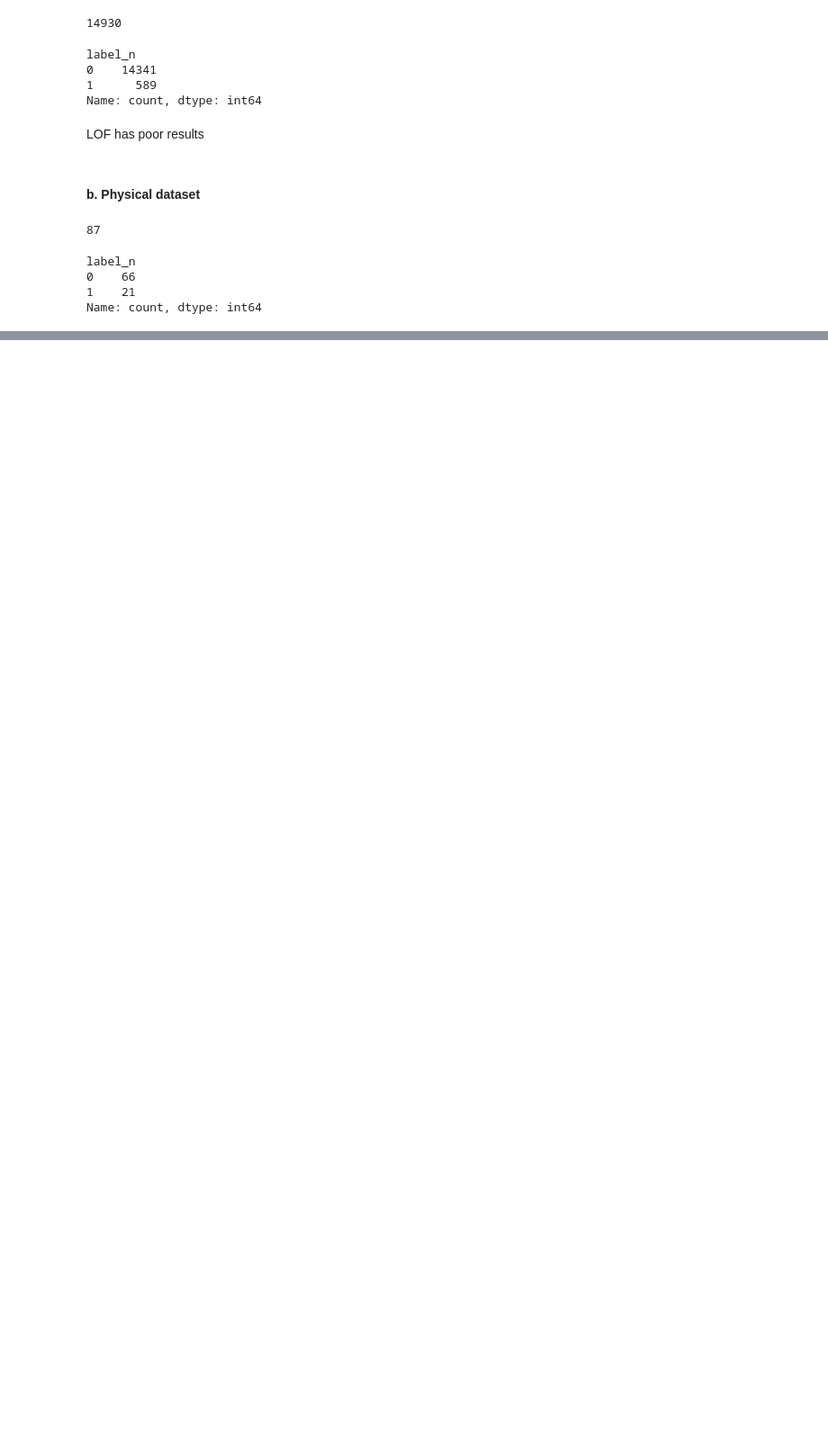
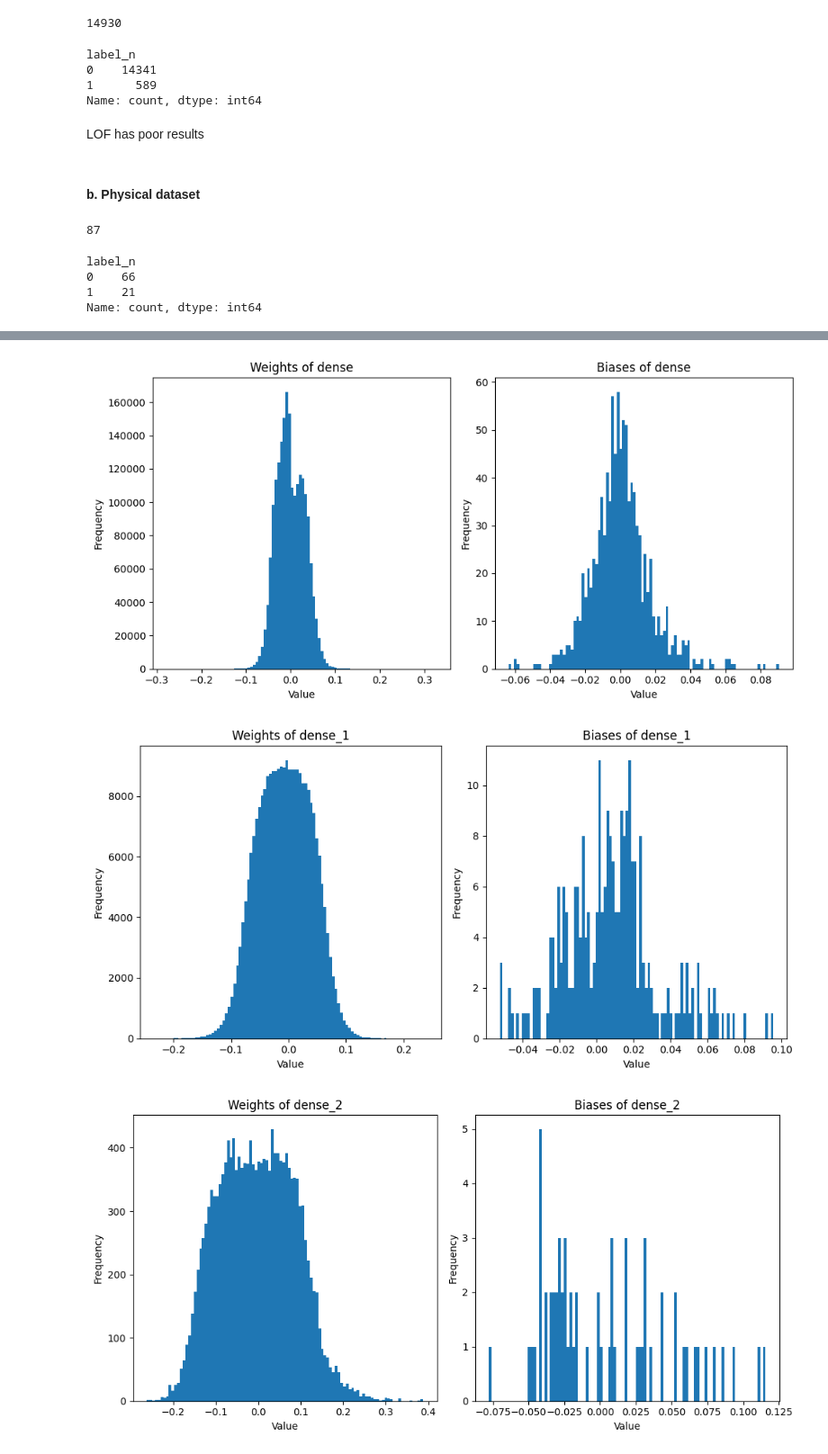
Before and after one commit to theo88400/ML-SECU2024, a Jupyter notebook: src/data_exploration/tom_exploration (fork fisch).ipynb, the cells around one changed output, grey strips where cells are left out. Shown at 90% size. Saved outputs shown, nothing was run; the diff lists cells and outputs as text; code cells hidden in the pictures; blank space fills up the shorter version.

```diff
--- a/src/data_exploration/tom_exploration (fork fisch).ipynb
+++ b/src/data_exploration/tom_exploration (fork fisch).ipynb
@@ -819,0 +903,28 @@ array([[35299,    25],
+# %%
+def plot_weights_and_biases(model):
+    for layer in model.layers:
+        if isinstance(layer, tf.keras.layers.Dense):
+            weights, biases = layer.get_weights()
+
+            # Plotting weights
+            plt.figure(figsize=(10, 5))
+            plt.subplot(1, 2, 1)
+            plt.hist(weights.flatten(), bins=100)
+            plt.title(f'Weights of {layer.name}')
+            plt.xlabel('Value')
+            plt.ylabel('Frequency')
+
+            # Plotting biases
+            plt.subplot(1, 2, 2)
+            plt.hist(biases, bins=100)
+            plt.title(f'Biases of {layer.name}')
+            plt.xlabel('Value')
+            plt.ylabel('Frequency')
+
+            plt.tight_layout()
+            plt.show()
+plot_weights_and_biases(model)
+# %% [output]
+[figure, added]
+[figure, added]
+[figure, added]
```
Also changed, not shown: parts of 17 cells of this notebook.
